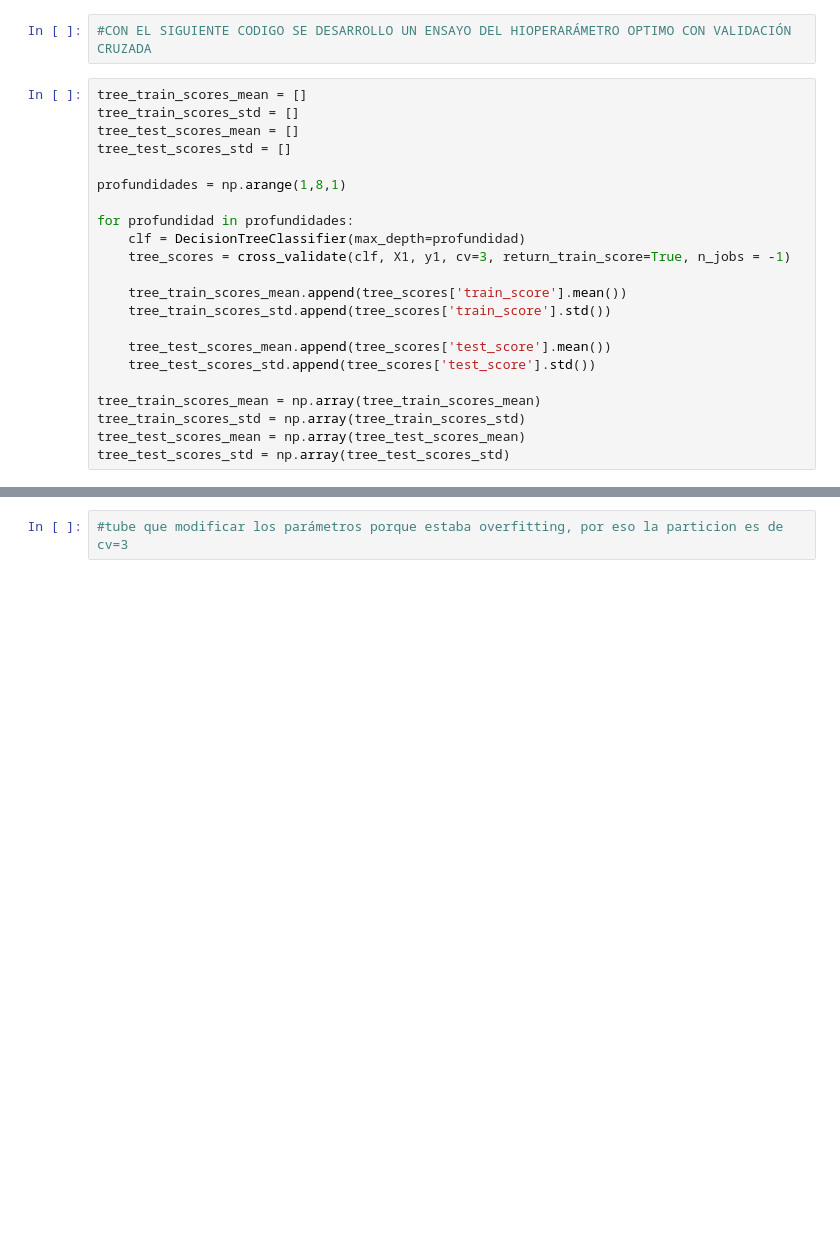
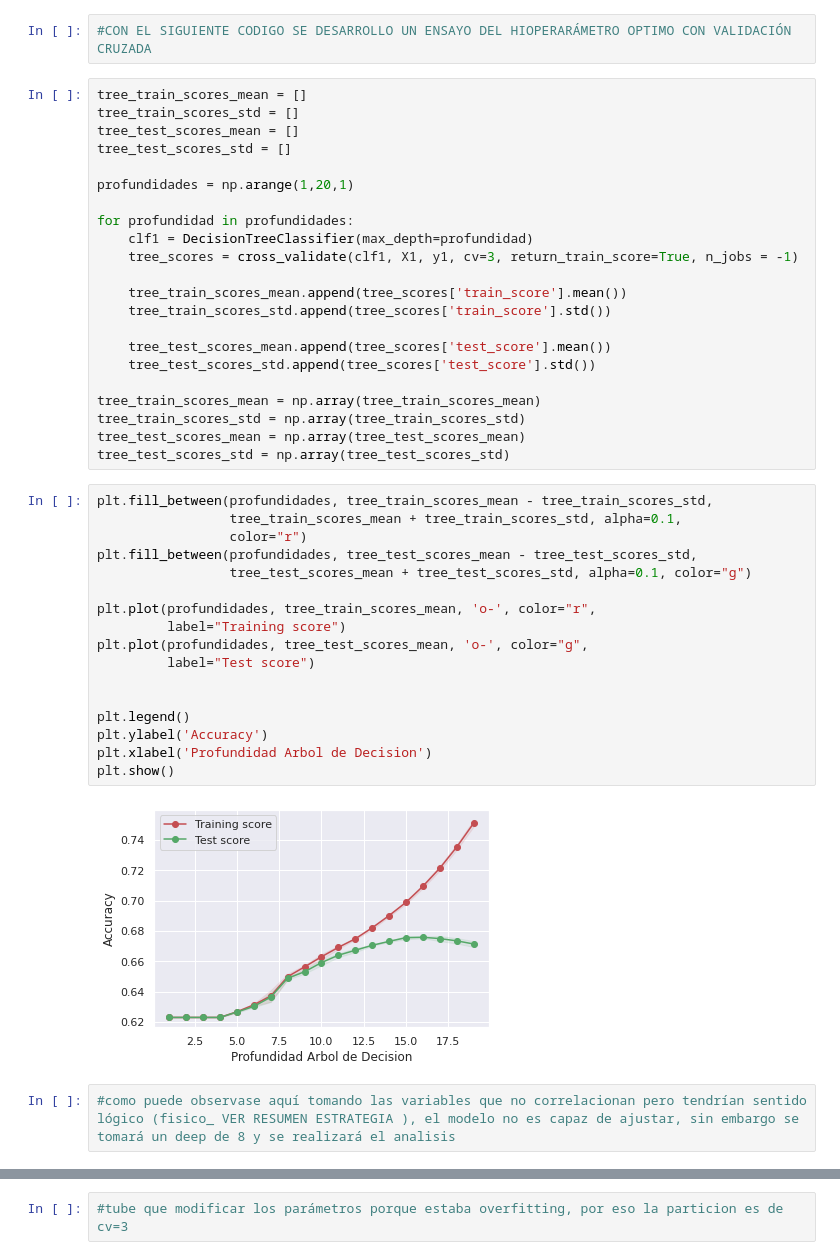
Before and after one commit to AlitFasce/Machine-Learning-Project-classification-methods, a Jupyter notebook: Arbol_decision/Arbol_de_Decision.ipynb, the cells around one changed output, grey strips where cells are left out. Drawn from its saved outputs; the diff is of its cells as text; blank space fills up the shorter version.

```diff
--- a/Arbol_decision/Arbol_de_Decision.ipynb
+++ b/Arbol_decision/Arbol_de_Decision.ipynb
@@ -205,11 +201,11 @@ tree_train_scores_std = []
 tree_test_scores_mean = []
 tree_test_scores_std = []
 
-profundidades = np.arange(1,8,1)
+profundidades = np.arange(1,20,1)
 
 for profundidad in profundidades:
-    clf = DecisionTreeClassifier(max_depth=profundidad)
-    tree_scores = cross_validate(clf, X1, y1, cv=3, return_train_score=True, n_jobs = -1)
+    clf1 = DecisionTreeClassifier(max_depth=profundidad)
+    tree_scores = cross_validate(clf1, X1, y1, cv=3, return_train_score=True, n_jobs = -1)
 
     tree_train_scores_mean.append(tree_scores['train_score'].mean())
     tree_train_scores_std.append(tree_scores['train_score'].std())
@@ -221,3 +217,24 @@ tree_train_scores_mean = np.array(tree_train_scores_mean)
 tree_train_scores_std = np.array(tree_train_scores_std)
 tree_test_scores_mean = np.array(tree_test_scores_mean)
 tree_test_scores_std = np.array(tree_test_scores_std)
+# %%
+plt.fill_between(profundidades, tree_train_scores_mean - tree_train_scores_std,
+                 tree_train_scores_mean + tree_train_scores_std, alpha=0.1,
+                 color="r")
+plt.fill_between(profundidades, tree_test_scores_mean - tree_test_scores_std,
+                 tree_test_scores_mean + tree_test_scores_std, alpha=0.1, color="g")
+
+plt.plot(profundidades, tree_train_scores_mean, 'o-', color="r",
+         label="Training score")
+plt.plot(profundidades, tree_test_scores_mean, 'o-', color="g",
+         label="Test score")
+
+
+plt.legend()
+plt.ylabel('Accuracy')
+plt.xlabel('Profundidad Arbol de Decision')
+plt.show()
+# %% [output]
+[figure, added]
+# %%
+#como puede observase aquí tomando las variables que no correlacionan pero tendrían sentido lógico (fisico_ VER RESUMEN ESTRATEGIA ), el modelo no es capaz de ajustar, sin embargo se tomará un deep de 8 y se realizará el analisis
```
Also changed, not shown: parts of 50 cells of this notebook, 1 other file.
